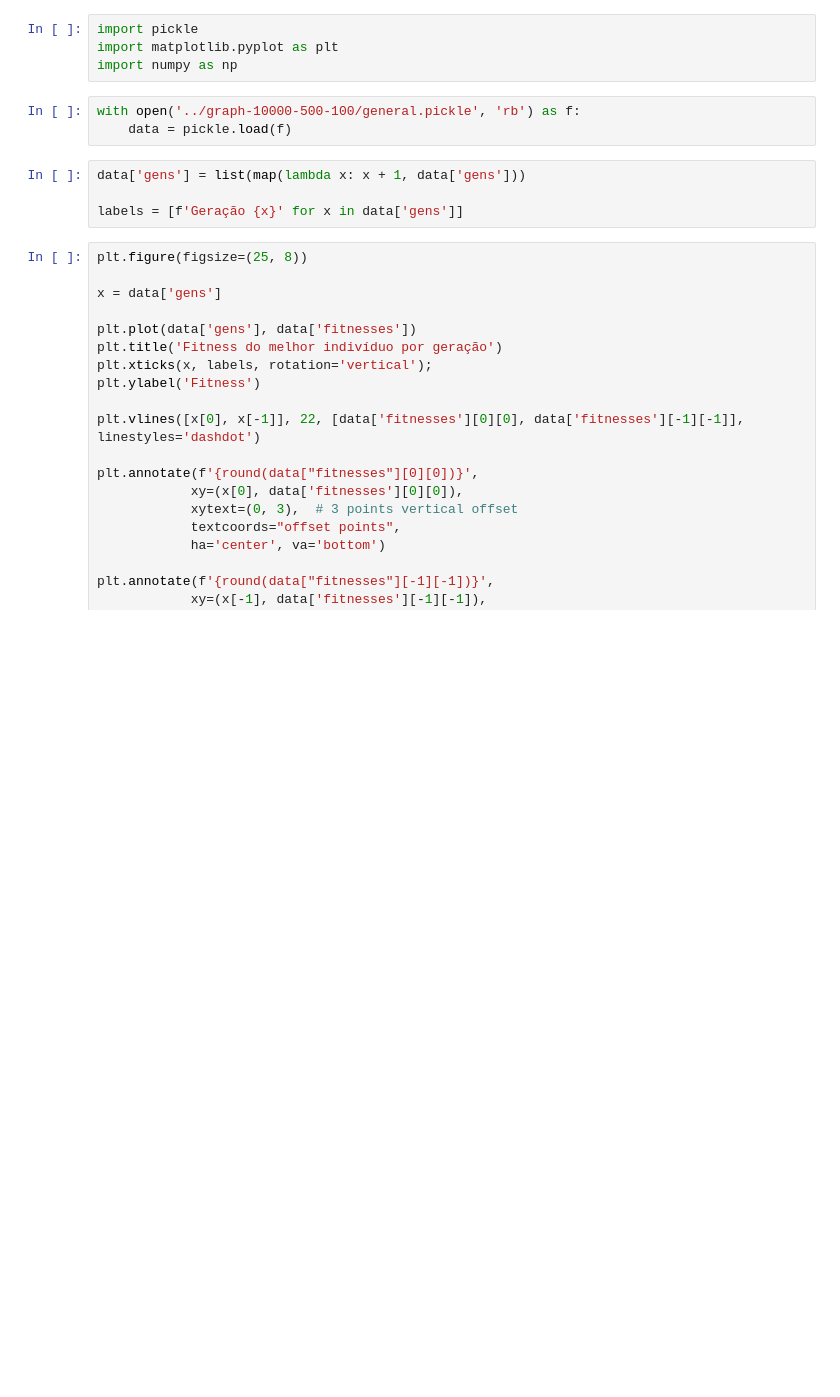
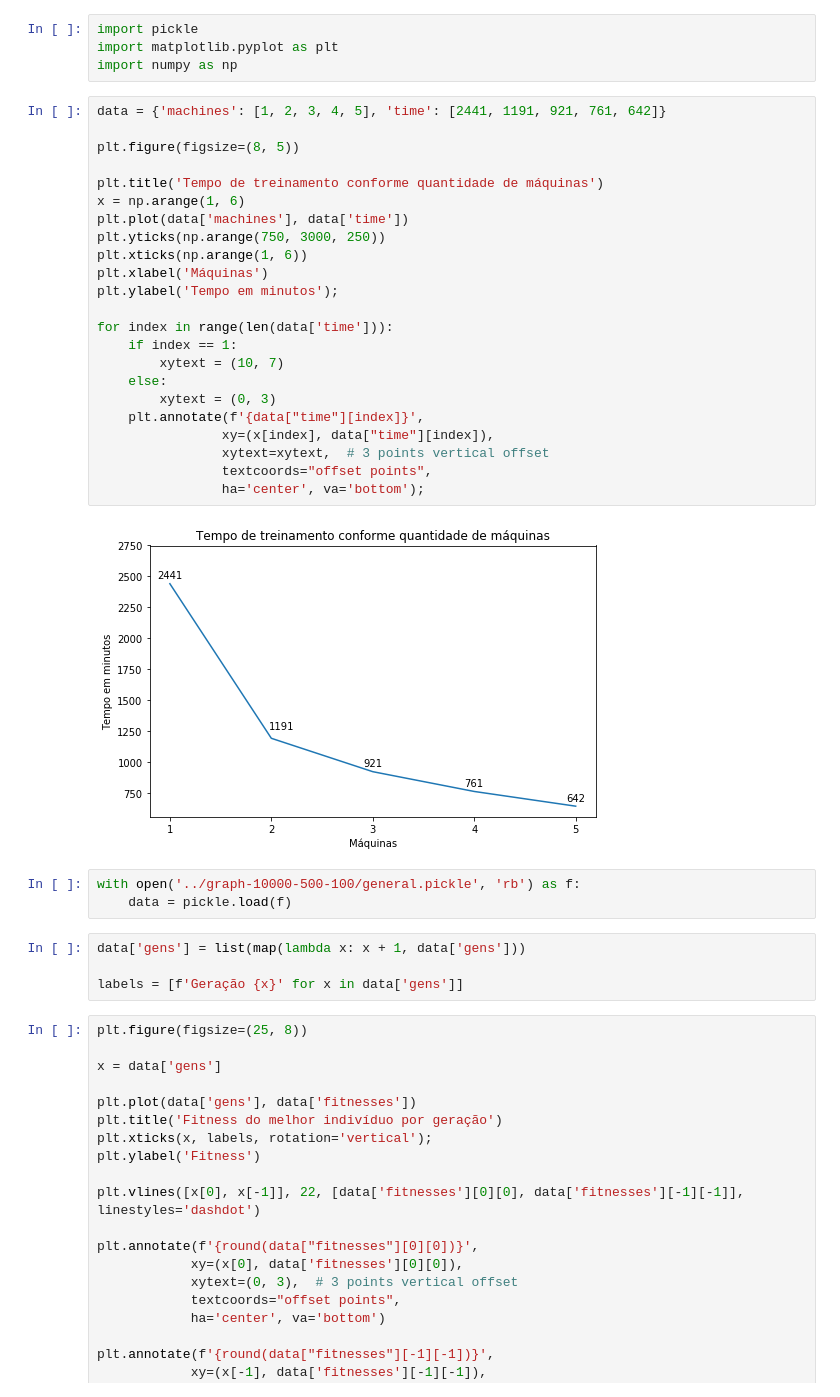
Before and after one commit to Rdlenke/speedrunner, a Jupyter notebook: notebooks/Re-graph-10000-500-100.ipynb, the cells around one changed output. Saved outputs shown, nothing was run; the diff lists cells and outputs as text; blank space fills up the shorter version.

```diff
--- a/notebooks/Re-graph-10000-500-100.ipynb
+++ b/notebooks/Re-graph-10000-500-100.ipynb
@@ -2,6 +2,31 @@
 import pickle
 import matplotlib.pyplot as plt
 import numpy as np
+# %%
+data = {'machines': [1, 2, 3, 4, 5], 'time': [2441, 1191, 921, 761, 642]}
+
+plt.figure(figsize=(8, 5))
+
+plt.title('Tempo de treinamento conforme quantidade de máquinas')
+x = np.arange(1, 6)
+plt.plot(data['machines'], data['time'])
+plt.yticks(np.arange(750, 3000, 250))
+plt.xticks(np.arange(1, 6))
+plt.xlabel('Máquinas')
+plt.ylabel('Tempo em minutos');
+
+for index in range(len(data['time'])):
+    if index == 1:
+        xytext = (10, 7)
+    else:
+        xytext = (0, 3)
+    plt.annotate(f'{data["time"][index]}',
+                xy=(x[index], data["time"][index]),
+                xytext=xytext,  # 3 points vertical offset
+                textcoords="offset points",
+                ha='center', va='bottom');
+# %% [output]
+[figure, added]
 # %%
 with open('../graph-10000-500-100/general.pickle', 'rb') as f:
     data = pickle.load(f)
```
Also changed, not shown: parts of 9 cells of this notebook.
